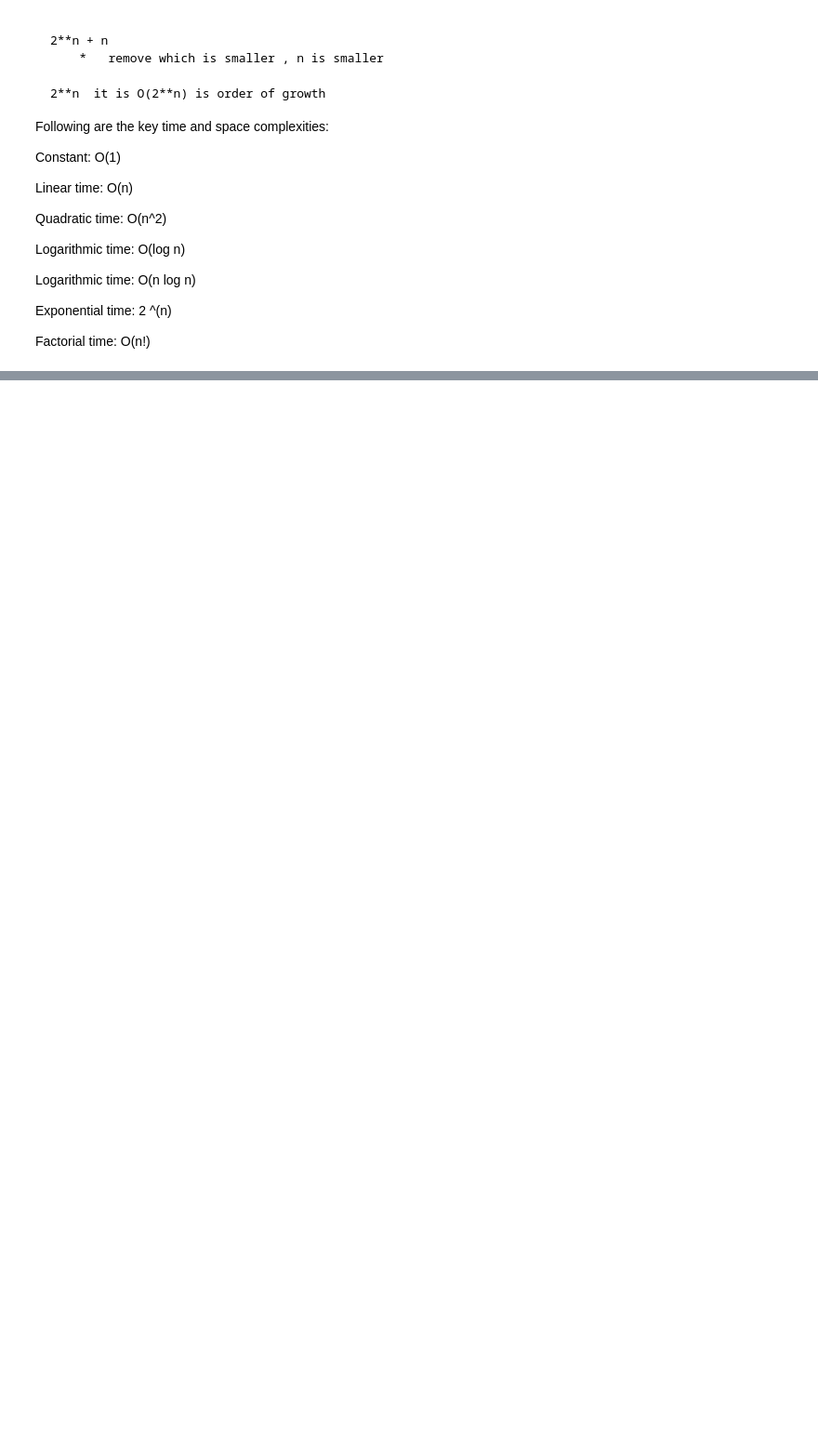
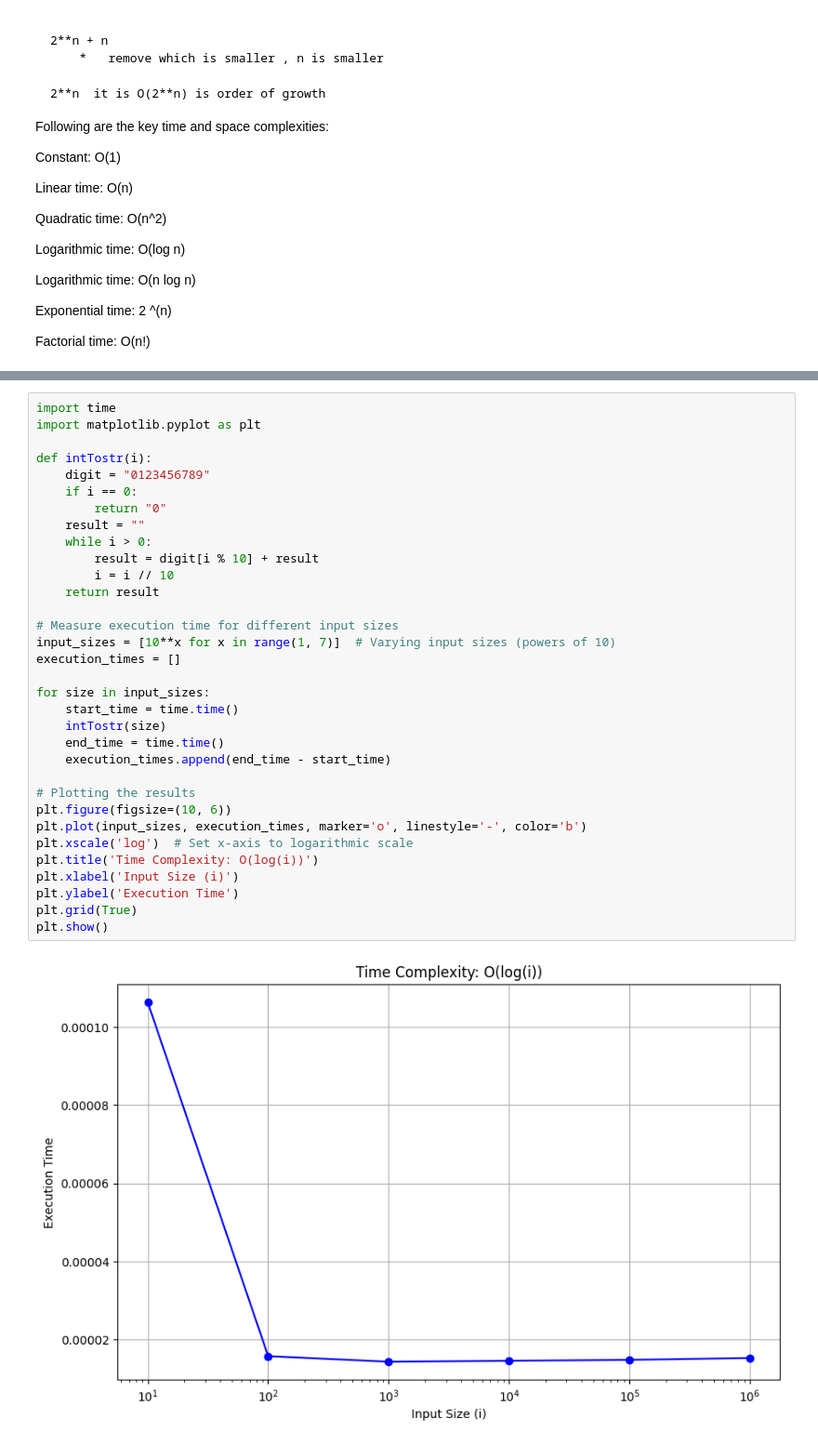
Before and after one commit to Msaleemakhtar/DSA-with-Python, a Jupyter notebook: DSA_PYTHON/1_time-complexity.ipynb, the cells around one changed output, grey strips where cells are left out. Shown at 93% size. Saved outputs shown, nothing was run; the diff lists cells and outputs as text; blank space fills up the shorter version.

```diff
--- a/DSA_PYTHON/1_time-complexity.ipynb
+++ b/DSA_PYTHON/1_time-complexity.ipynb
@@ -103,0 +323,35 @@ Factorial time: O(n!)
+# %%
+import time
+import matplotlib.pyplot as plt
+
+def intTostr(i):
+    digit = "0123456789"
+    if i == 0:
+        return "0"
+    result = ""
+    while i > 0:
+        result = digit[i % 10] + result
+        i = i // 10
+    return result
+
+# Measure execution time for different input sizes
+input_sizes = [10**x for x in range(1, 7)]  # Varying input sizes (powers of 10)
+execution_times = []
+
+for size in input_sizes:
+    start_time = time.time()
+    intTostr(size)
+    end_time = time.time()
+    execution_times.append(end_time - start_time)
+
+# Plotting the results
+plt.figure(figsize=(10, 6))
+plt.plot(input_sizes, execution_times, marker='o', linestyle='-', color='b')
+plt.xscale('log')  # Set x-axis to logarithmic scale
+plt.title('Time Complexity: O(log(i))')
+plt.xlabel('Input Size (i)')
+plt.ylabel('Execution Time')
+plt.grid(True)
+plt.show()
+# %% [output]
+[figure, added]
```
Also changed, not shown: parts of 8 cells of this notebook, 1 other file.
